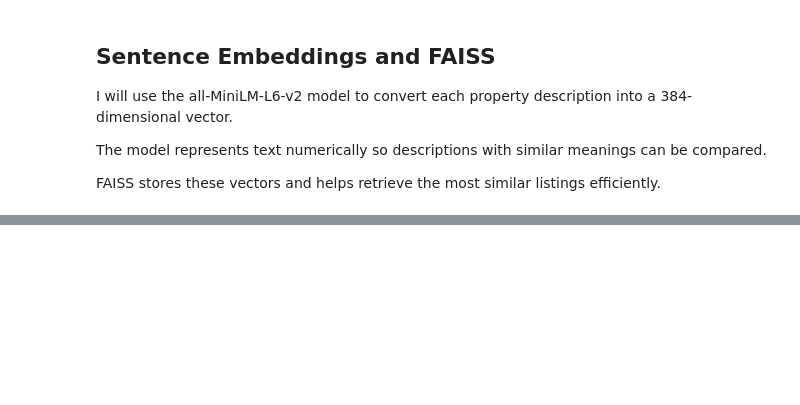
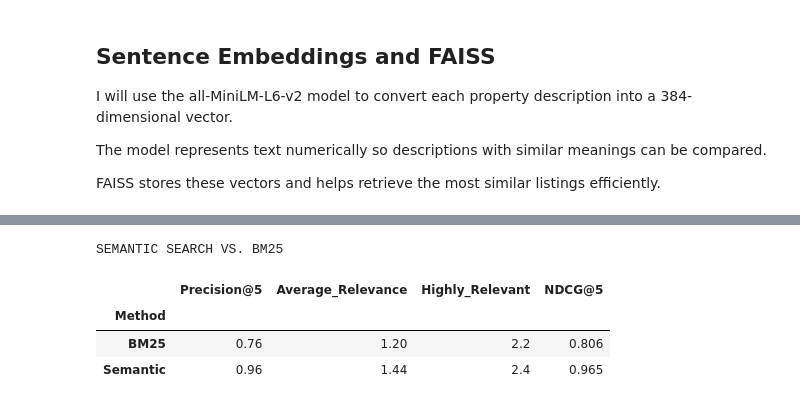
Before and after one commit to luoxuchen2/IDX-Exchange-NLP, a Jupyter notebook: notebooks/week5.ipynb, the cells around one changed output, grey strips where cells are left out. Cells and saved outputs as stored; diff of their text form; code cells hidden in the pictures; blank space fills up the shorter version.

```diff
--- a/notebooks/week5.ipynb
+++ b/notebooks/week5.ipynb
@@ -149,0 +213,10 @@ OSError: [WinError 1114] A dynamic link library (DLL) initialization routine fai
+# %%
+# Retrieve the original property descriptions from the SemanticSearcher object
+# These are the same 10,000 listings used to build the FAISS index
+remarks_list = searcher.listings
+
+# Verify that the descriptions were retrieved successfully
+print(f"Total listings: {len(remarks_list)}")
+
+# Display the first listing to confirm the data looks correct
+print(f"First listing: {remarks_list[0][:200]}")
@@ -149,0 +685,20 @@ OSError: [WinError 1114] A dynamic link library (DLL) initialization routine fai
+# %%
+# Calculate average performance across all five queries
+summary_df = metrics_df.groupby("Method")[
+    ["Precision@5", "Average_Relevance", "Highly_Relevant", "NDCG@5"]
+].mean().round(3)
+
+# Display the overall evaluation results
+print("SEMANTIC SEARCH VS. BM25")
+display(summary_df)
+
+# Save results for your Week 5 report
+summary_df.to_csv(
+    "data/week5_evaluation_summary.csv"
+)
+# %% [output]
+SEMANTIC SEARCH VS. BM25
+|  | Precision@5 | Average_Relevance | Highly_Relevant | NDCG@5 |
+| Method |  |  |  |  |
+| BM25 | 0.76 | 1.20 | 2.2 | 0.806 |
+| Semantic | 0.96 | 1.44 | 2.4 | 0.965 |
```
Also changed, not shown: parts of 14 cells of this notebook, 3 other files.
